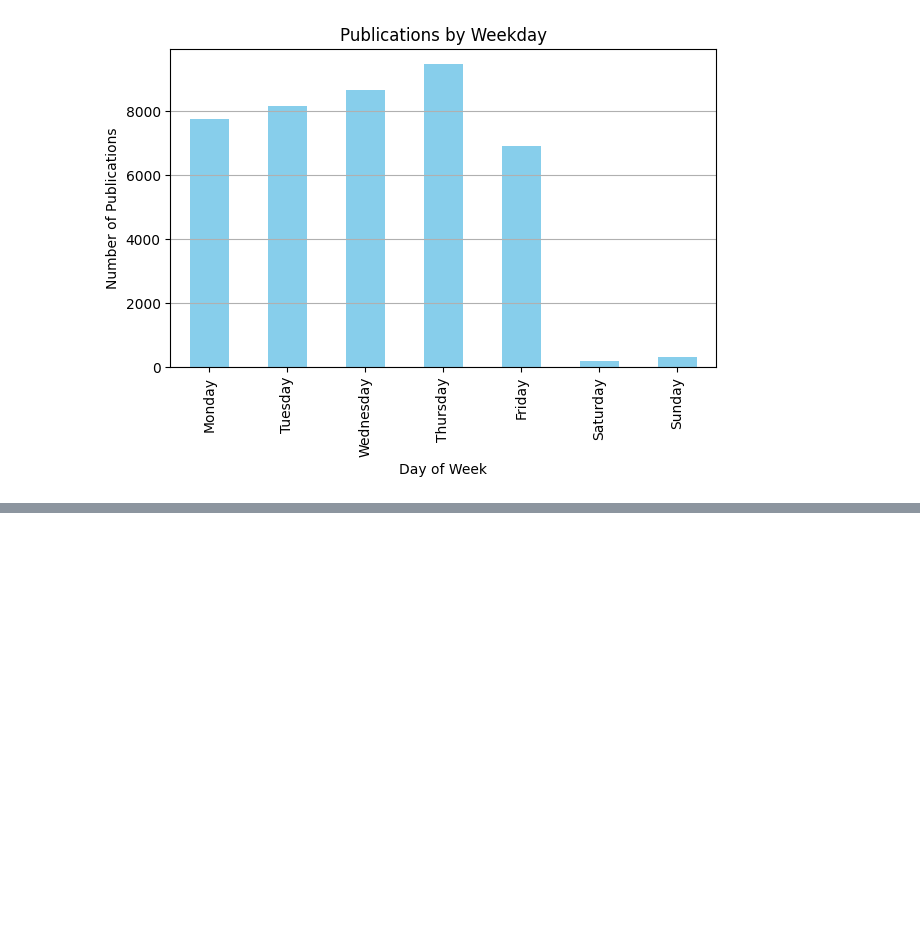
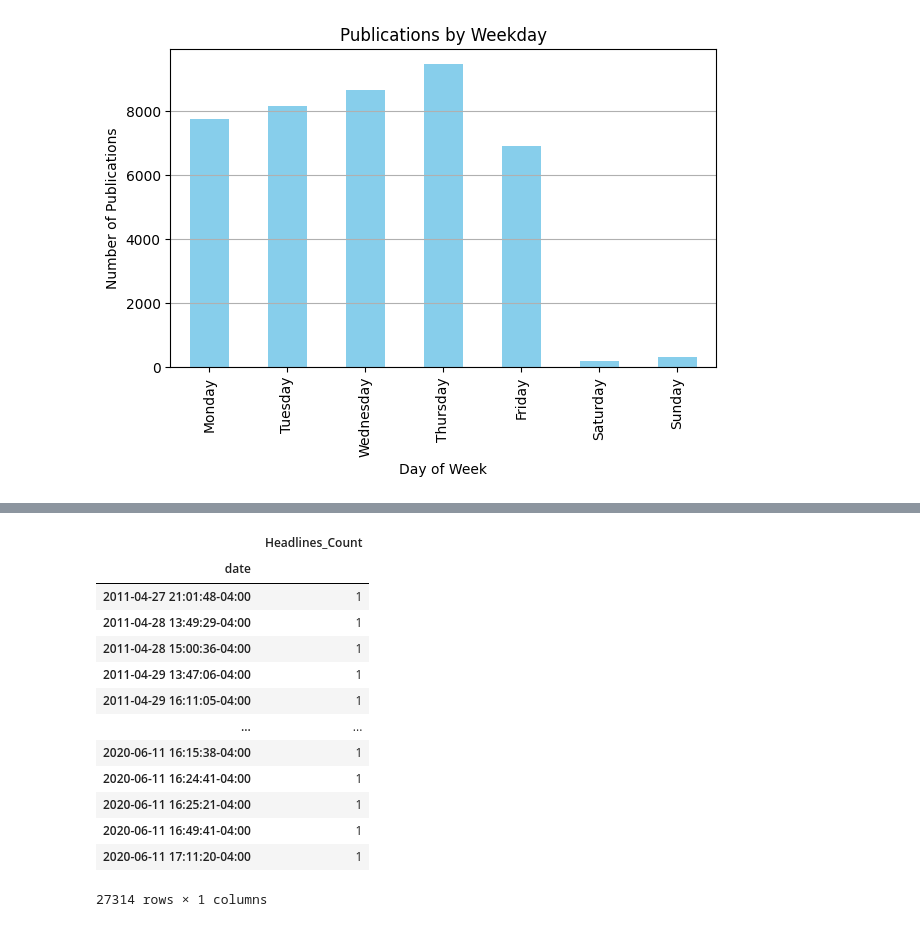
Before and after one commit to Skell30/Predicting-Price-Moves-with-News-Sentiment, a Jupyter notebook: task1/task1.ipynb, the cells around one changed output, grey strips where cells are left out. Saved outputs shown, nothing was run; the diff lists cells and outputs as text; code cells hidden in the pictures; blank space fills up the shorter version.

```diff
--- a/task1/task1.ipynb
+++ b/task1/task1.ipynb
@@ -181,0 +210,17 @@ raw.head()
+# %%
+time_series_data
+# %% [output]
+|  | Headlines_Count |
+| date |  |
+| 2011-04-27 21:01:48-04:00 | 1 |
+| 2011-04-28 13:49:29-04:00 | 1 |
+| 2011-04-28 15:00:36-04:00 | 1 |
+| 2011-04-29 13:47:06-04:00 | 1 |
+| 2011-04-29 16:11:05-04:00 | 1 |
+| ... | ... |
+| 2020-06-11 16:15:38-04:00 | 1 |
+| 2020-06-11 16:24:41-04:00 | 1 |
+| 2020-06-11 16:25:21-04:00 | 1 |
+| 2020-06-11 16:49:41-04:00 | 1 |
+| 2020-06-11 17:11:20-04:00 | 1 |
+27314 rows × 1 columns
```
Also changed, not shown: parts of 25 cells of this notebook, 1 other file.
